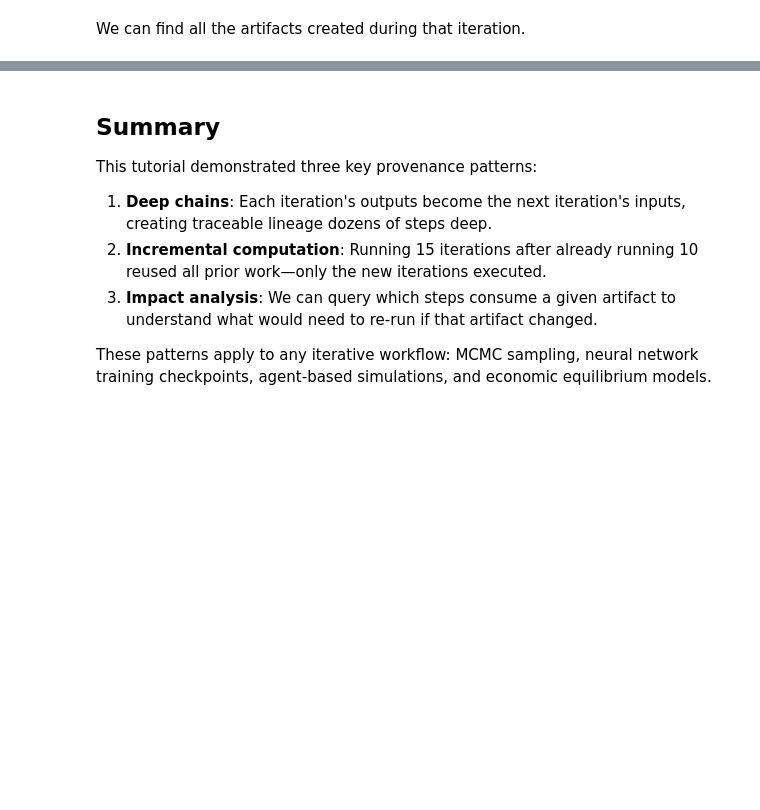
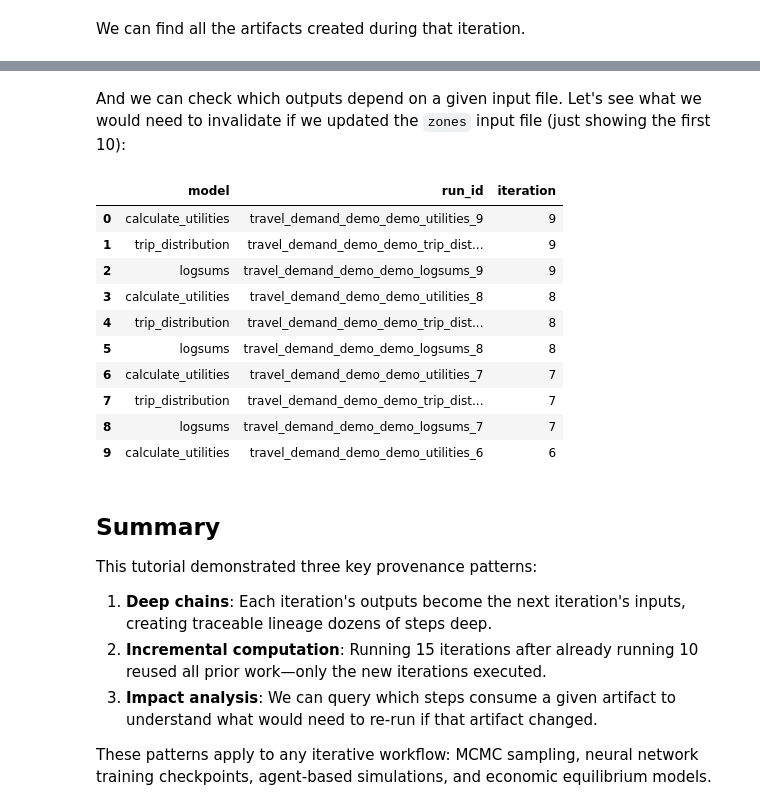
Before and after one commit to LBNL-UCB-STI/consist, a Jupyter notebook: examples/02_iterative_workflows.ipynb, the cells around one changed output, grey strips where cells are left out. Cells and saved outputs as stored; diff of their text form; code cells hidden in the pictures; blank space fills up the shorter version.

Commit message:
check in notebook outputs for iterative workflow

```diff
--- a/examples/02_iterative_workflows.ipynb
+++ b/examples/02_iterative_workflows.ipynb
@@ -661,11 +656,11 @@ materialize_artifacts(tracker, items)
 Now let's use Consist's query capabilities to explore runs and artifacts for a specific iteration.
 # %%
 # Runs for a specific iteration (e.g., iteration 5).
-iteration_runs = [
-    run
-    for run in tracker.find_runs(parent_id=SCENARIO_RUN_ID, status="completed")
-    if run.iteration == 5
-]
+iteration_runs = tracker.find_runs(
+    parent_id=SCENARIO_RUN_ID,
+    status="completed",
+    iteration=5,
+)
 iteration_run_df = pd.DataFrame(
     [
         {
@@ -688,19 +698,31 @@ iter5_artifacts
+# %% [markdown]
+And we can check which outputs depend on a given input file. Let's see what we would need to invalidate if we updated the `zones` input file (just showing the first 10):
 # %%
-# Which steps would re-run if parking costs changed?
-# Parking costs live in the zones artifact, so any run that consumes 'zones'
-# would be invalidated.
 zone_consumers = []
 for run in tracker.find_runs(parent_id=SCENARIO_RUN_ID, status="completed"):
-    artifacts = tracker.get_artifacts_for_run(run.id)
-    if "zones" in artifacts.inputs:
+    # get_run_inputs returns the run's input artifacts keyed by name.
+    inputs = tracker.get_run_inputs(run.id)
+    if "zones" in inputs:
         zone_consumers.append(run)
 zone_consumer_df = pd.DataFrame(
     [
         {"model": run.model_name, "run_id": run.id, "iteration": run.iteration}
         for run in zone_consumers
     ]
 )
-zone_consumer_df
+zone_consumer_df.head(10)
+# %% [output]
+|  | model | run_id | iteration |
+| 0 | calculate_utilities | travel_demand_demo_demo_utilities_9 | 9 |
+| 1 | trip_distribution | travel_demand_demo_demo_trip_dist... | 9 |
+| 2 | logsums | travel_demand_demo_demo_logsums_9 | 9 |
+| 3 | calculate_utilities | travel_demand_demo_demo_utilities_8 | 8 |
+| 4 | trip_distribution | travel_demand_demo_demo_trip_dist... | 8 |
+| 5 | logsums | travel_demand_demo_demo_logsums_8 | 8 |
+| 6 | calculate_utilities | travel_demand_demo_demo_utilities_7 | 7 |
+| 7 | trip_distribution | travel_demand_demo_demo_trip_dist... | 7 |
+| 8 | logsums | travel_demand_demo_demo_logsums_7 | 7 |
+| 9 | calculate_utilities | travel_demand_demo_demo_utilities_6 | 6 |
 # %% [markdown]
 ## Summary
 
```
Also changed, not shown: parts of 17 cells of this notebook, 8 other files.
